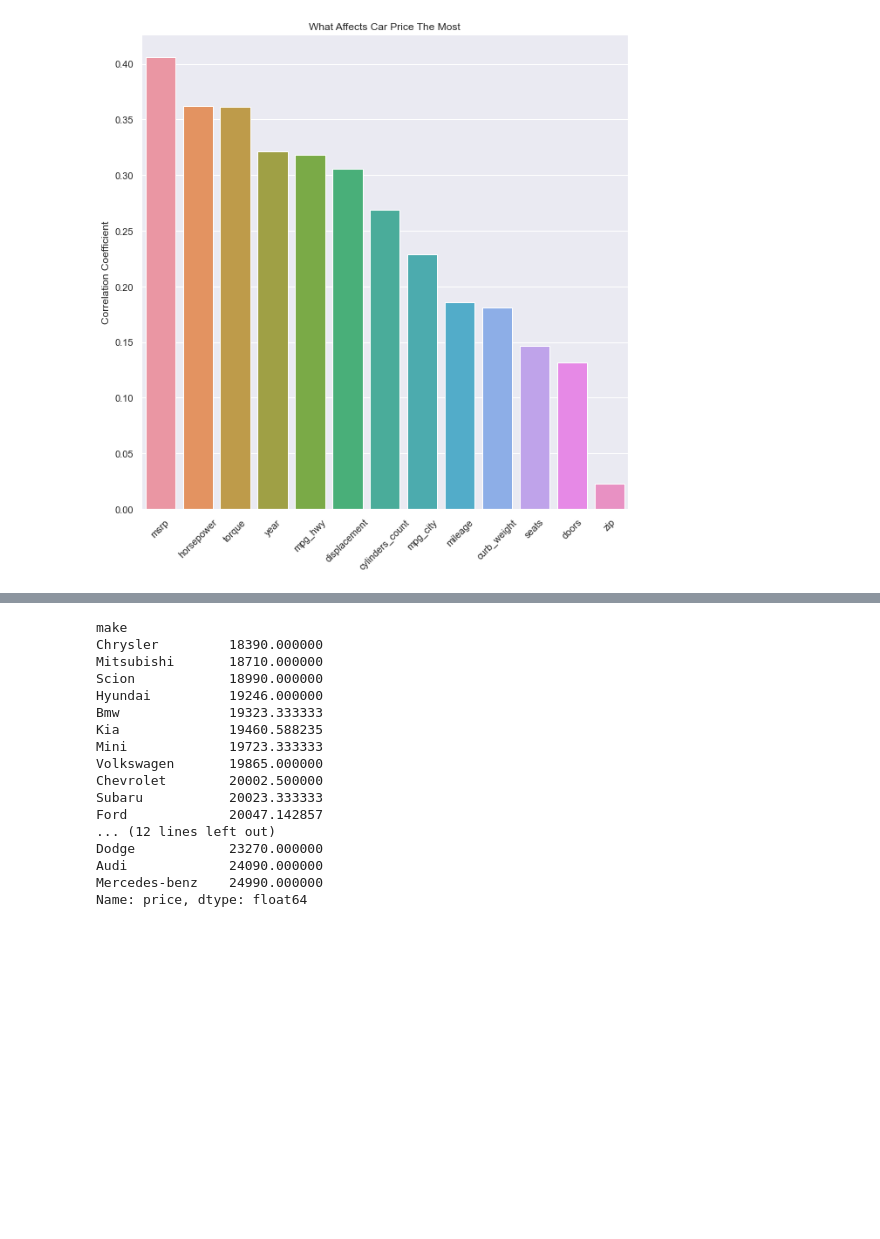
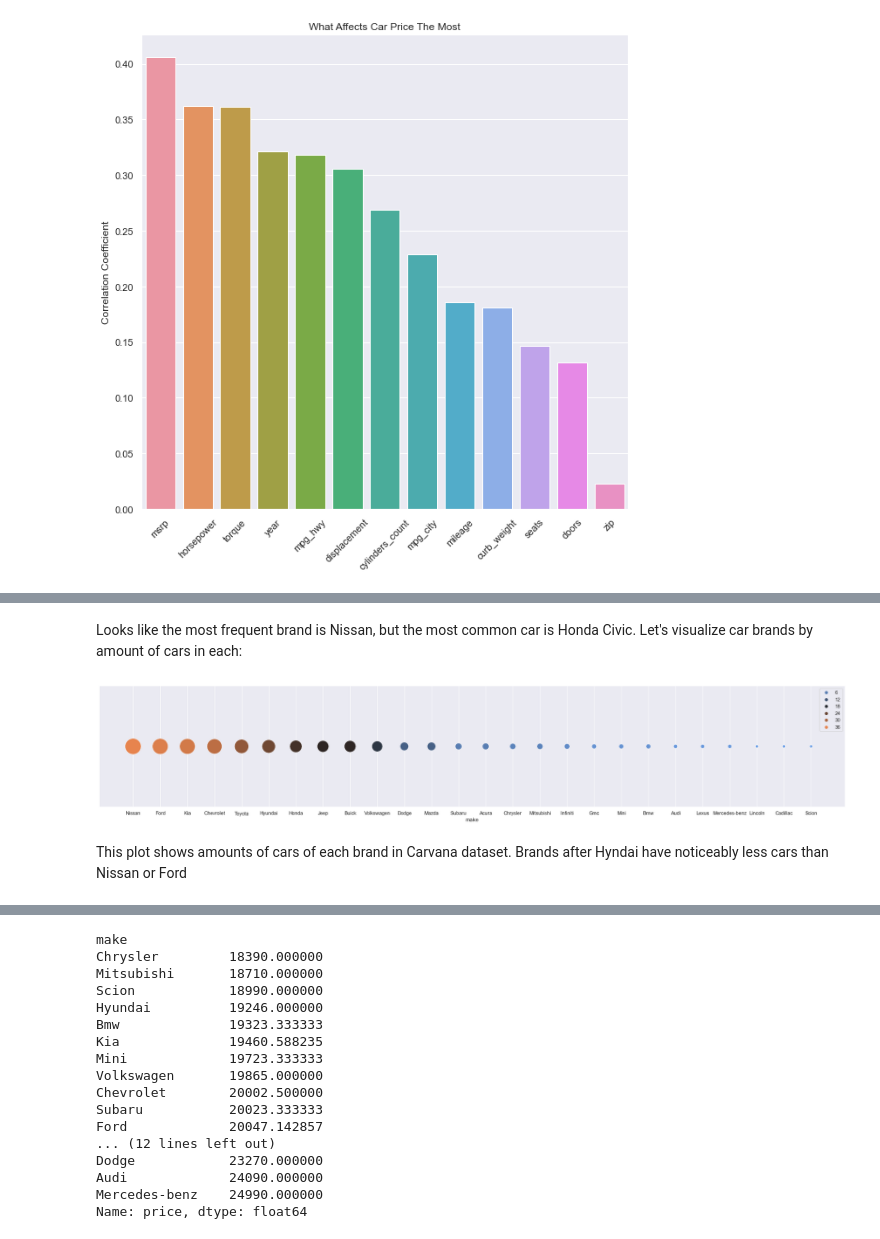
Before and after one commit to KilovoIt/Data-Science, a Jupyter notebook: Carvana Project/carvana_eda.ipynb, the cells around one changed output, grey strips where cells are left out. Drawn from its saved outputs; the diff is of its cells as text; code cells hidden in the pictures; blank space fills up the shorter version.

```diff
--- a/Carvana Project/carvana_eda.ipynb
+++ b/Carvana Project/carvana_eda.ipynb
@@ -139,0 +367,24 @@ plt.show()
+# %% [markdown]
+Looks like the most frequent brand is Nissan, but the most common car is Honda Civic. Let's visualize car brands by amount of cars in each:
+# %%
+brands = pd.DataFrame(
+    carvana.groupby(['make']).size().sort_values(ascending=False)).transpose()
+#x,y = np.meshgrid(brands.columns, brands.index)
+plt.figure(figsize=(30, 5))
+
+sns.scatterplot(x=brands.columns,
+                y=[0 for i in brands.columns],
+                s=brands.loc[0] * 35,
+                hue=carvana.groupby(['make'
+                                     ]).size().sort_values(ascending=False),
+                palette=sns.diverging_palette(250,
+                                              30,
+                                              l=65,
+                                              center="dark",
+                                              as_cmap=True))
+plt.gca().axes.yaxis.set_visible(False) # hiding y labels
+plt.show()
+# %% [output]
+[figure, added]
+# %% [markdown]
+This plot shows amounts of cars of each brand in Carvana dataset. Brands after Hyndai have noticeably less cars than Nissan or Ford
```
Also changed, not shown: parts of 29 cells of this notebook.
